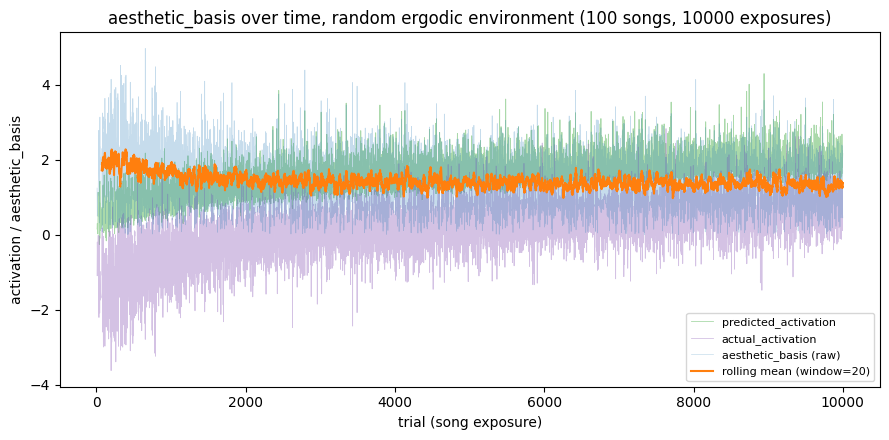
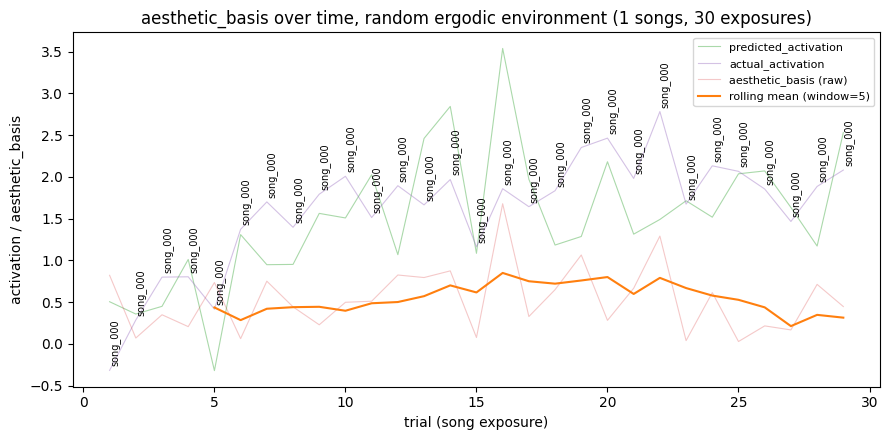
Code edit (unified diff) that turned the first committed figure into the second:
--- before
+++ after
@@ -1,9 +1,9 @@
 fig, ax = plt.subplots(figsize=(9, 4.5))
-ax.plot(df["trial"], df["predicted_activation"], alpha=0.4, linewidth=0.6,
+ax.plot(df["trial"], df["predicted_activation"], alpha=0.4, linewidth=0.8,
         color="tab:green", label="predicted_activation")
-ax.plot(df["trial"], df["actual_activation"], alpha=0.4, linewidth=0.6,
+ax.plot(df["trial"], df["actual_activation"], alpha=0.4, linewidth=0.8,
         color="tab:purple", label="actual_activation")
-ax.plot(df["trial"], df["aesthetic_basis"], alpha=0.25, linewidth=0.5,
-        color="tab:blue", label="aesthetic_basis (raw)")
+ax.plot(df["trial"], df["aesthetic_basis"], alpha=0.25, linewidth=0.8,
+        color="tab:red", label="aesthetic_basis (raw)")
 ax.plot(df["trial"], df["aesthetic_basis_rolling_mean"], linewidth=1.5,
         color="tab:orange", label=f"rolling mean (window={WINDOW})")

Commit: Mark's exploratory small-scale parameter runs